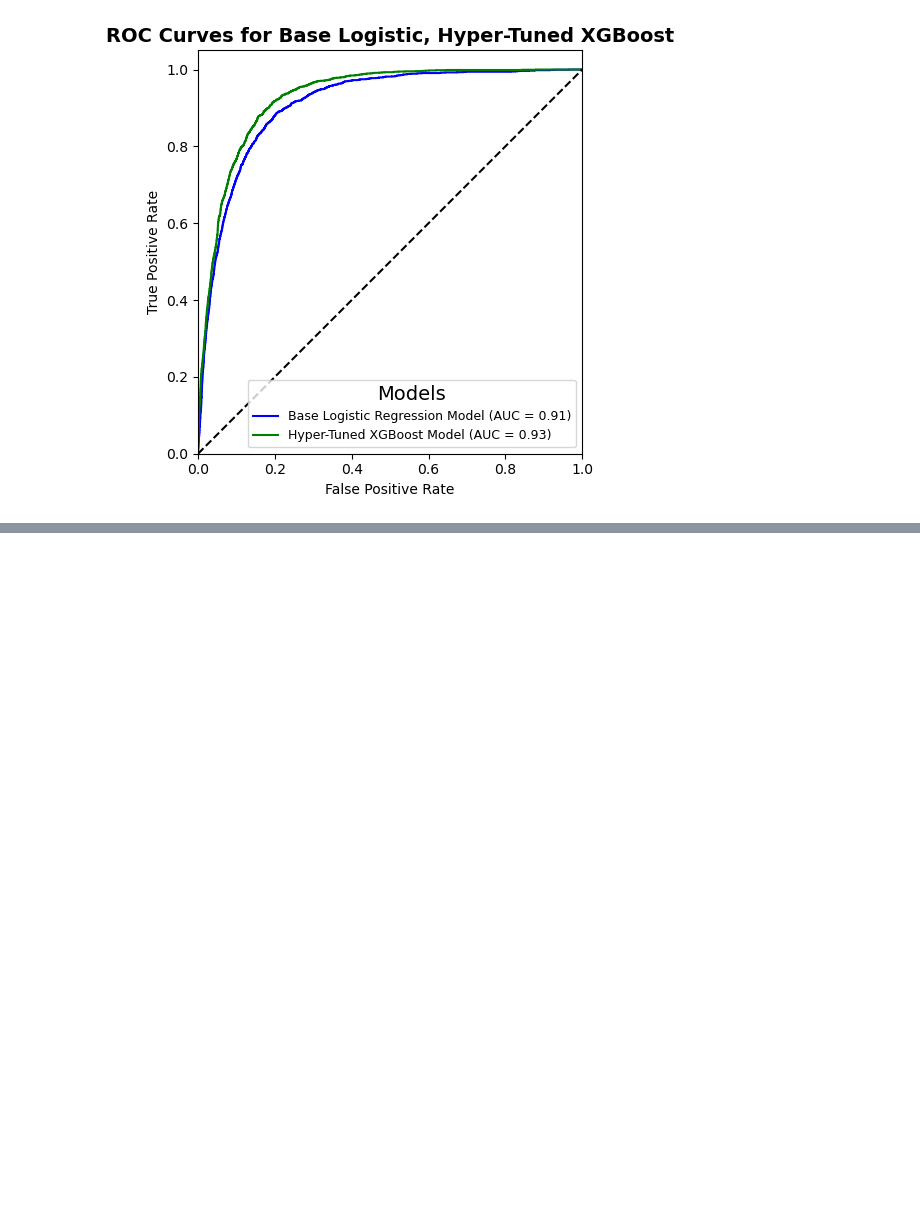
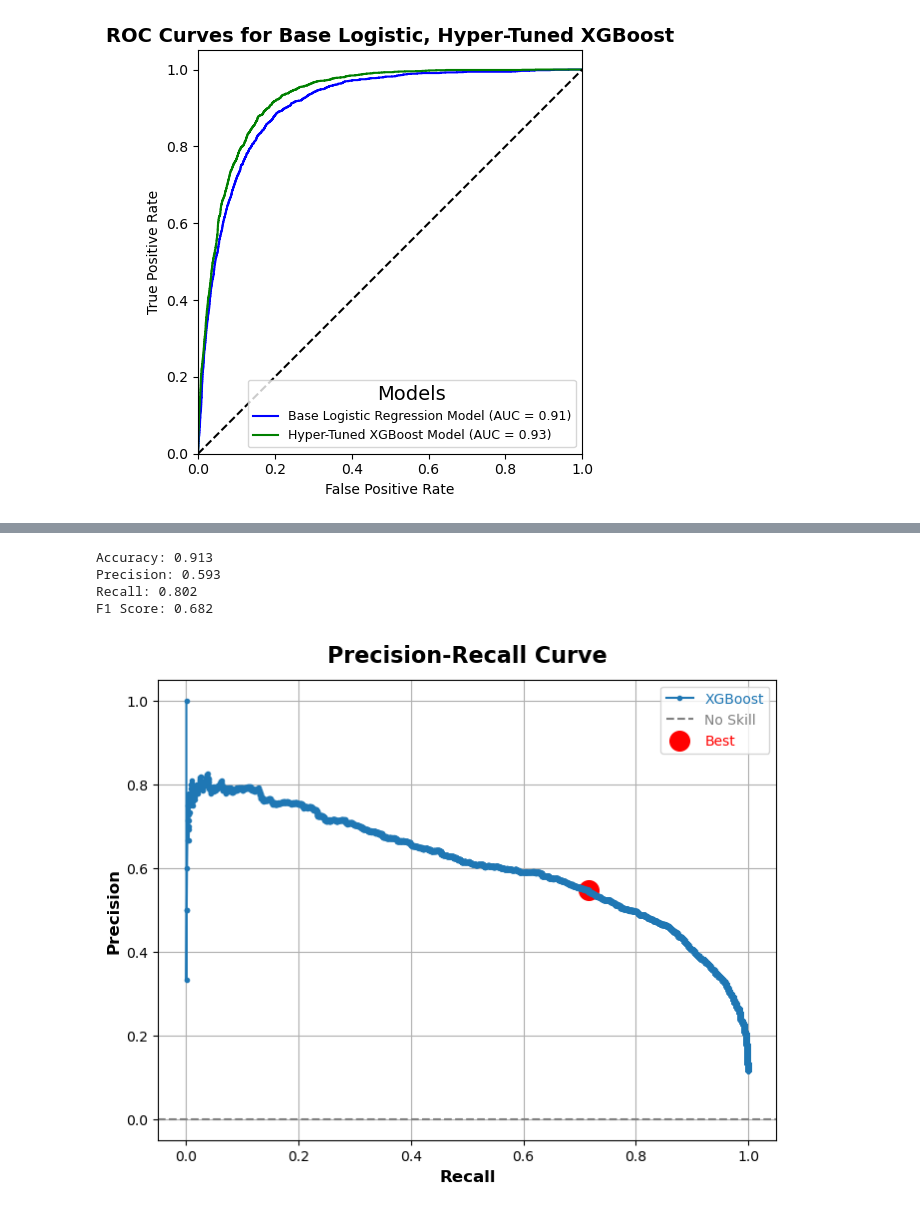
Before and after one commit to annugit1655/Bank-TeleMarketing, a Jupyter notebook: notebooks/07-model-tuning.ipynb, the cells around one changed output, grey strips where cells are left out. Drawn from its saved outputs; the diff is of its cells as text; code cells hidden in the pictures; blank space fills up the shorter version.

Commit message:
threshold_process

```diff
--- a/notebooks/07-model-tuning.ipynb
+++ b/notebooks/07-model-tuning.ipynb
@@ -425,0 +549,37 @@ plt.show()
+# %%
+# Computing precision, recall, f1-score, accuracy using prediction done by optimal threshold for training dataset
+probabilities = best_xgb.predict_proba(X_train_new)[:, 1]
+
+threshold = optimal_threshold
+y_train_threshold = (probabilities >= threshold).astype(int)
+
+accuracy_threshold = accuracy_score(y_train, y_train_threshold)
+precision_threshold = precision_score(y_train, y_train_threshold)
+recall_threshold = recall_score(y_train, y_train_threshold)
+f1_threshold = f1_score(y_train, y_train_threshold)
+
+print(f'Accuracy: {accuracy_threshold:.3f}')
+print(f'Precision: {precision_threshold:.3f}')
+print(f'Recall: {recall_threshold:.3f}')
+print(f'F1 Score: {f1_threshold:.3f}')
+# %% [output]
+Accuracy: 0.913
+Precision: 0.593
+Recall: 0.802
+F1 Score: 0.682
+# %%
+# Plot the precision-recall curve
+plt.figure(figsize=(8, 6))
+plt.plot(recall_valid, precision_valid, marker='.', label ='XGBoost')
+plt.axhline(0, color = 'gray', linestyle = '--', label = 'No Skill')
+plt.scatter(recall_valid[optimal_idx], precision_valid[optimal_idx], marker = 'o', color = 'red', s = 200, label = 'Best')
+
+# Add labels and title
+plt.xlabel('Recall', fontsize=12, fontweight='bold')
+plt.ylabel('Precision', fontsize=12, fontweight='bold')
+plt.title('Precision-Recall Curve', fontsize=16, fontweight='bold', y=1.02)
+plt.legend(labelcolor = 'linecolor')
+plt.grid(True)
+plt.show()
+# %% [output]
+[figure, added]
```
Also changed, not shown: parts of 7 cells of this notebook.
